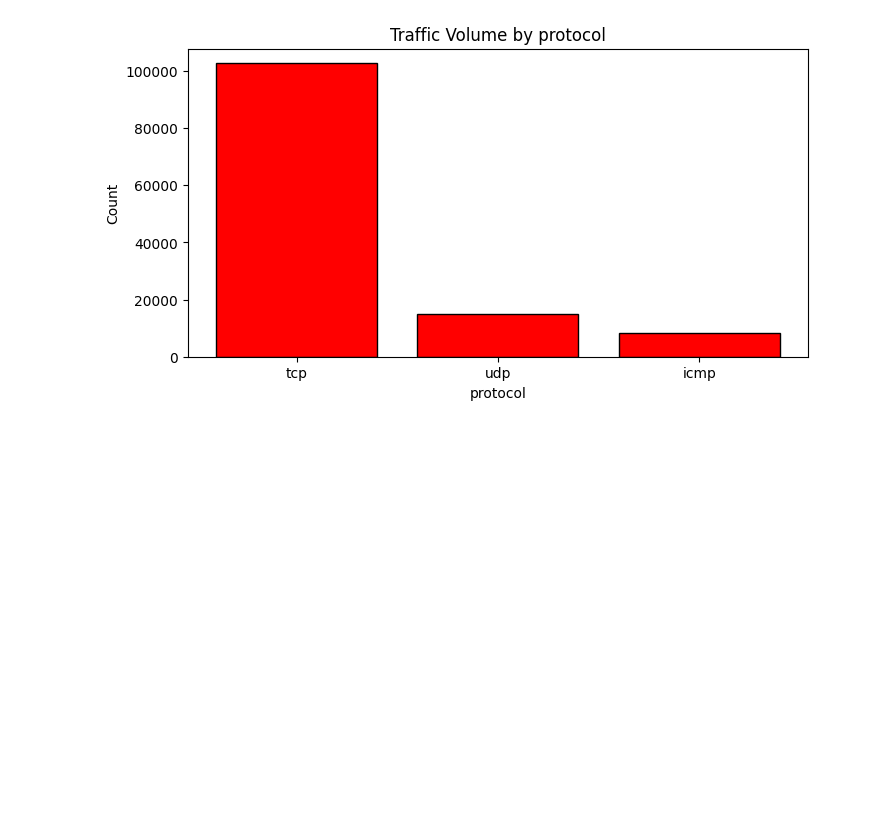
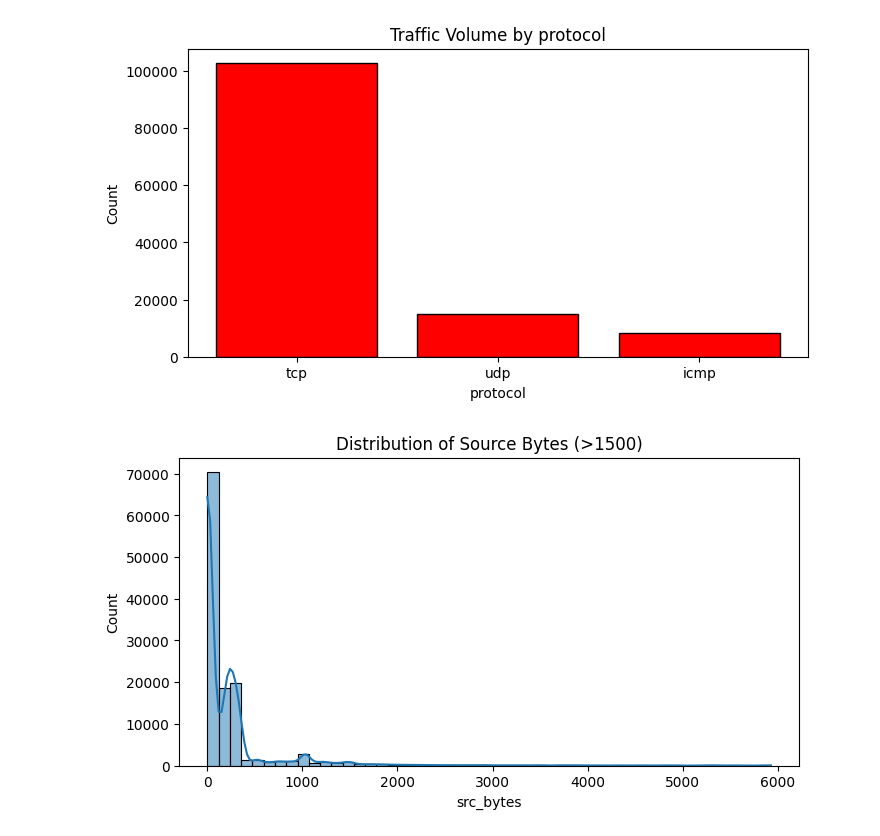
Before and after one commit to mailech/SentinelNet-AI-Powered-Network-Intrusion-Detection-System-, a Jupyter notebook: notebooks/intrusion_detection.ipynb, the cells around one changed output. Cells and saved outputs as stored; diff of their text form; code cells hidden in the pictures; blank space fills up the shorter version.

```diff
--- a/notebooks/intrusion_detection.ipynb
+++ b/notebooks/intrusion_detection.ipynb
@@ -334,3 +334,14 @@ set_plot("Traffic Volume by protocol","protocol","Count")
 plt.show()
 # %% [output]
 [figure]
+# %%
+import seaborn as sns
+small_bytes = df[df['src_bytes']<6000]
+small_bytes
+
+plt.figure(figsize = (8,4))
+sns.histplot(small_bytes['src_bytes'],bins = 50, kde=True)
+plt.title("Distribution of Source Bytes (>1500)")
+plt.show()
+# %% [output]
+[figure, added]
```
Also changed, not shown: parts of 6 cells of this notebook.
